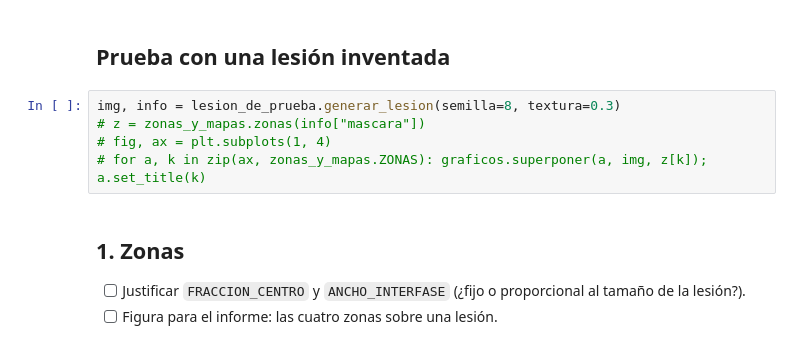
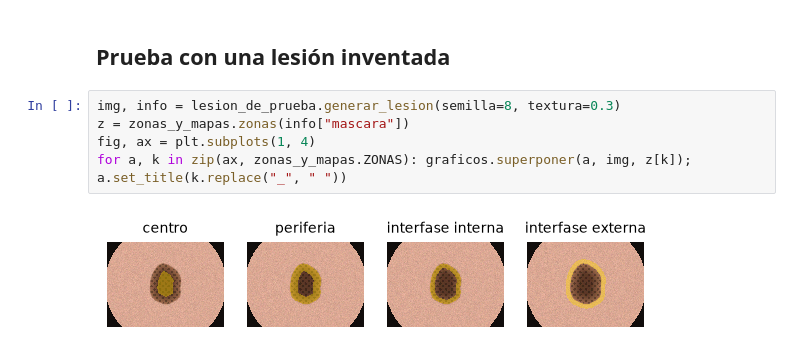
Before and after one commit to facortega/PSIB2026Q2-TPI-Grupo02-CassanoNieto-DElia-Ortega, a Jupyter notebook: modulos/m6_zonas_y_mapas/zonas_y_mapas.ipynb, the cells around one changed output. Cells and saved outputs as stored; diff of their text form.

Commit message:
M6: cuaderno con la elección de parámetros y figuras

```diff
--- a/modulos/m6_zonas_y_mapas/zonas_y_mapas.ipynb
+++ b/modulos/m6_zonas_y_mapas/zonas_y_mapas.ipynb
@@ -36,11 +36,8 @@ graficos.aplicar_estilo()
 ## Prueba con una lesión inventada
 # %%
 img, info = lesion_de_prueba.generar_lesion(semilla=8, textura=0.3)
-# z = zonas_y_mapas.zonas(info["mascara"])
-# fig, ax = plt.subplots(1, 4)
-# for a, k in zip(ax, zonas_y_mapas.ZONAS): graficos.superponer(a, img, z[k]); a.set_title(k)
+z = zonas_y_mapas.zonas(info["mascara"])
+fig, ax = plt.subplots(1, 4)
+for a, k in zip(ax, zonas_y_mapas.ZONAS): graficos.superponer(a, img, z[k]); a.set_title(k.replace("_", " "))
+# %% [output]
+[figure, added]
-# %% [markdown]
-## 1. Zonas
-
-- [ ] Justificar `FRACCION_CENTRO` y `ANCHO_INTERFASE` (¿fijo o proporcional al tamaño de la lesión?).
-- [ ] Figura para el informe: las cuatro zonas sobre una lesión.
```
Also changed, not shown: parts of 13 cells of this notebook, 6 other files.
